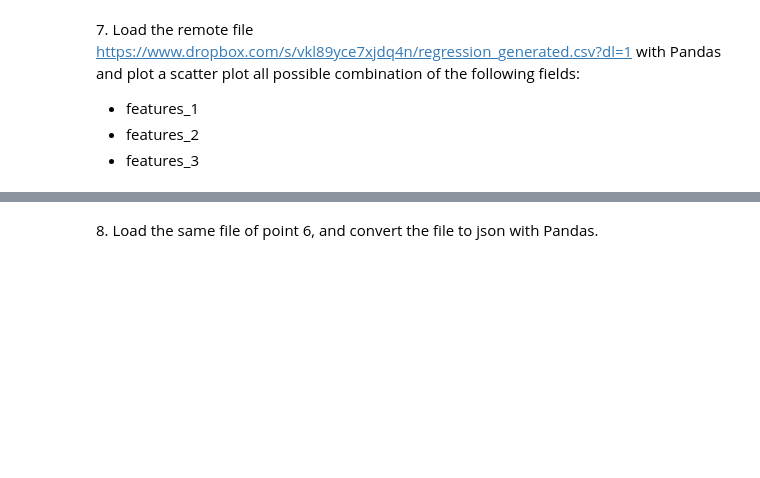
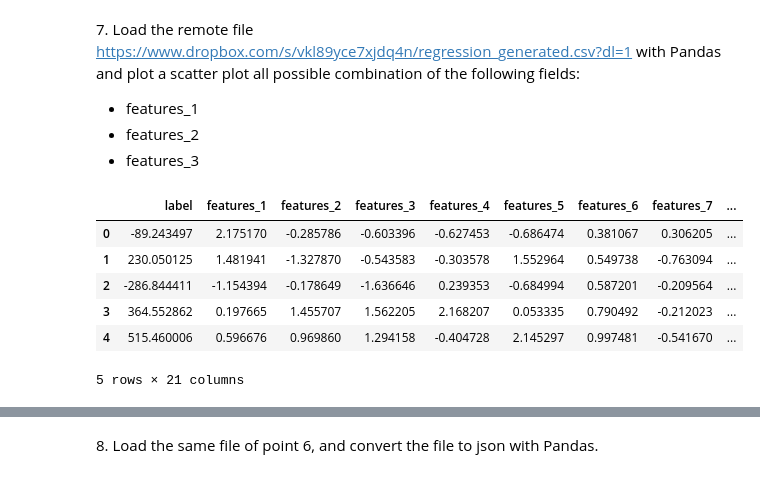
Before and after one commit to gleeeee0788/LaboratoryOfComputationalPhysics_Y9, a Jupyter notebook: 05ex_OSEMN.ipynb, the cells around one changed output, grey strips where cells are left out. Saved outputs shown, nothing was run; the diff lists cells and outputs as text; code cells hidden in the pictures; blank space fills up the shorter version.

```diff
--- a/05ex_OSEMN.ipynb
+++ b/05ex_OSEMN.ipynb
@@ -53,0 +137,11 @@ Each character is composed by 6 bit (even the space) and the last 4 bit are just
+# %%
+regression_data = pd.read_csv('regression_data.csv')
+regression_data.head()
+# %% [output]
+|  | label | features_1 | features_2 | features_3 | features_4 | features_5 | features_6 | features_7 | ... |
+| 0 | -89.243497 | 2.175170 | -0.285786 | -0.603396 | -0.627453 | -0.686474 | 0.381067 | 0.306205 | ... |
+| 1 | 230.050125 | 1.481941 | -1.327870 | -0.543583 | -0.303578 | 1.552964 | 0.549738 | -0.763094 | ... |
+| 2 | -286.844411 | -1.154394 | -0.178649 | -1.636646 | 0.239353 | -0.684994 | 0.587201 | -0.209564 | ... |
+| 3 | 364.552862 | 0.197665 | 1.455707 | 1.562205 | 2.168207 | 0.053335 | 0.790492 | -0.212023 | ... |
+| 4 | 515.460006 | 0.596676 | 0.969860 | 1.294158 | -0.404728 | 2.145297 | 0.997481 | -0.541670 | ... |
+5 rows × 21 columns
```
Also changed, not shown: parts of 12 cells of this notebook, 9 other files.
